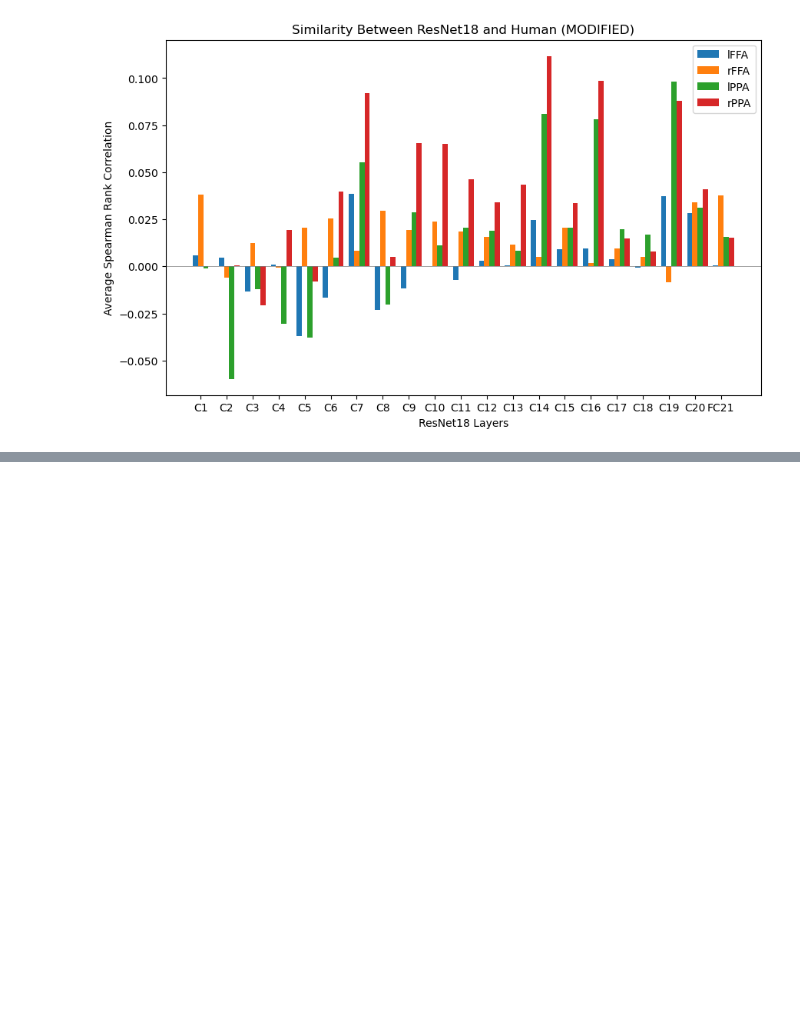
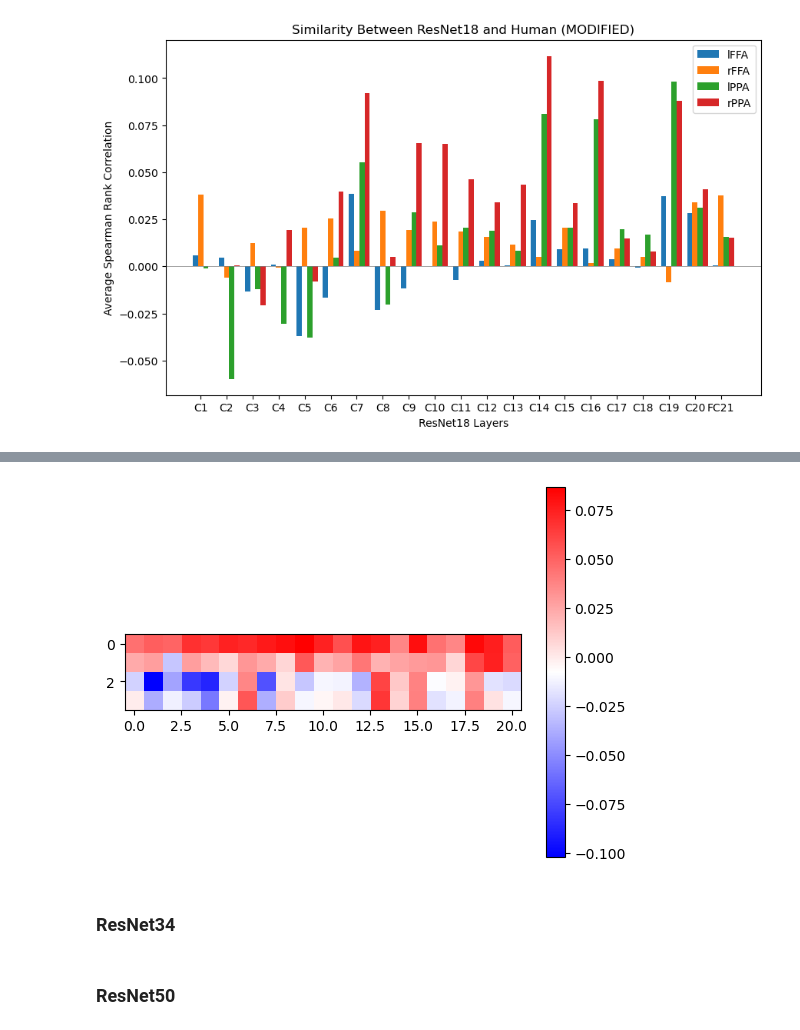
Before and after one commit to Olivia-Yoo/neuro140, a Jupyter notebook: code/comparison.ipynb, the cells around one changed output, grey strips where cells are left out. Drawn from its saved outputs; the diff is of its cells as text; code cells hidden in the pictures; blank space fills up the shorter version.

```diff
--- a/code/comparison.ipynb
+++ b/code/comparison.ipynb
@@ -245,0 +333,10 @@ plt.show()
+# %%
+rn18_mod_map = build_network_map(rn18_rdms, 1)
+np.save(MAP_PATH + 'rn18_mod_map.npy', rn18_mod_map)
+# %%
+plt.imshow(rn18_mod_map, cmap='bwr')
+plt.colorbar();
+# %% [output]
+[figure, added]
+# %% [markdown]
+### ResNet34
@@ -245,0 +349,2 @@ plt.show()
+# %% [markdown]
+### ResNet50
```
Also changed, not shown: parts of 59 cells of this notebook, 22 other files.
